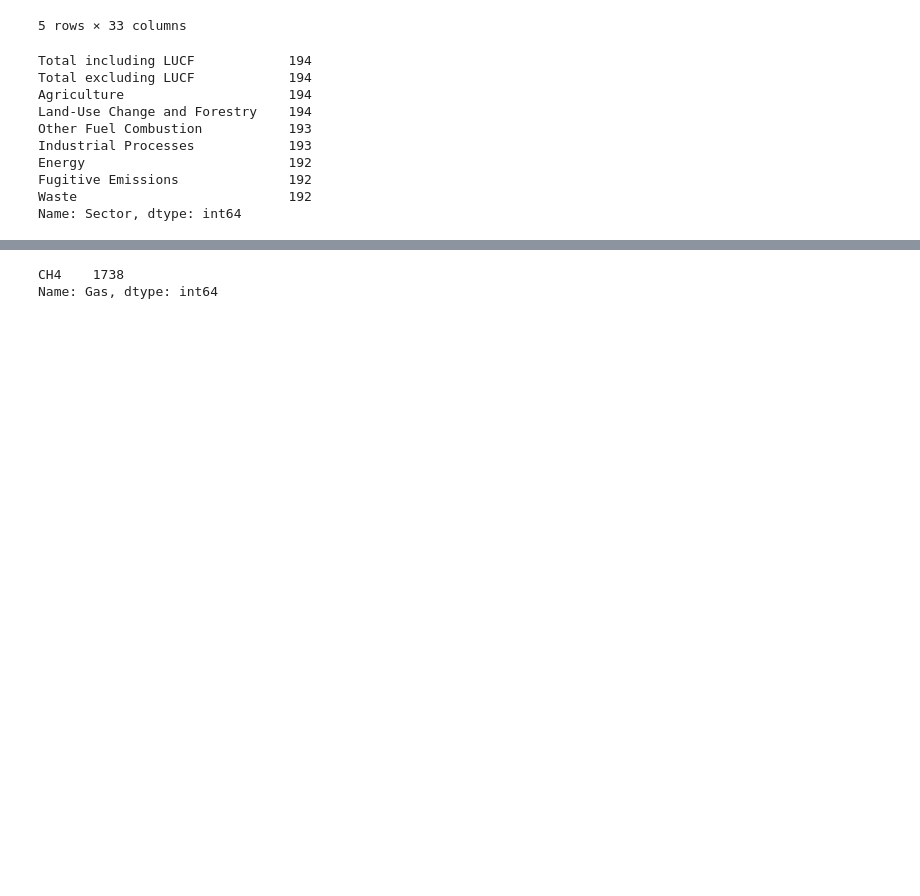
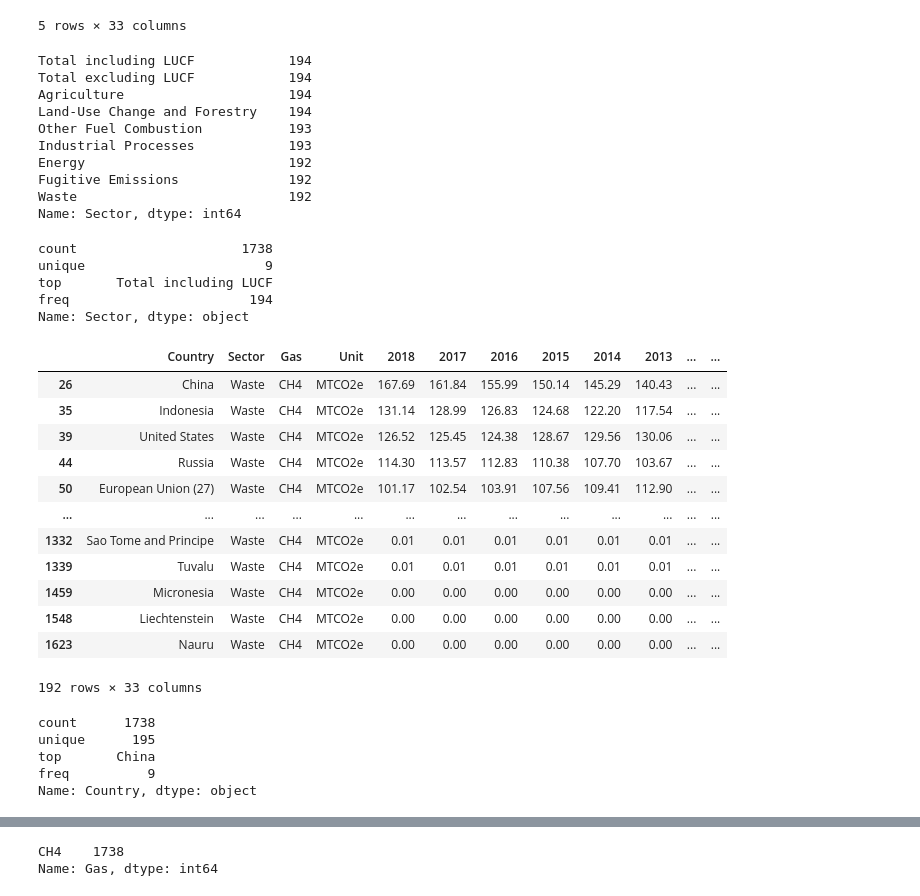
Before and after one commit to Biased-Outliers/book-study, a Jupyter notebook: Feature_Engineering_for_Machine_Learning/05-Categorical_Variables/methane_emissions_history.ipynb, the cells around one changed output, grey strips where cells are left out. Saved outputs shown, nothing was run; the diff lists cells and outputs as text; code cells hidden in the pictures; blank space fills up the shorter version.

```diff
--- a/Feature_Engineering_for_Machine_Learning/05-Categorical_Variables/methane_emissions_history.ipynb
+++ b/Feature_Engineering_for_Machine_Learning/05-Categorical_Variables/methane_emissions_history.ipynb
@@ -32,3 +32,35 @@ Energy                          192
 Fugitive Emissions              192
 Waste                           192
 Name: Sector, dtype: int64
+# %%
+data['Sector'].describe()
+# %% [output]
+count                     1738
+unique                       9
+top       Total including LUCF
+freq                       194
+Name: Sector, dtype: object
+# %%
+data[data['Sector'] == 'Waste']
+# %% [output]
+|  | Country | Sector | Gas | Unit | 2018 | 2017 | 2016 | 2015 | 2014 | 2013 | ... | ... |
+| 26 | China | Waste | CH4 | MTCO2e | 167.69 | 161.84 | 155.99 | 150.14 | 145.29 | 140.43 | ... | ... |
+| 35 | Indonesia | Waste | CH4 | MTCO2e | 131.14 | 128.99 | 126.83 | 124.68 | 122.20 | 117.54 | ... | ... |
+| 39 | United States | Waste | CH4 | MTCO2e | 126.52 | 125.45 | 124.38 | 128.67 | 129.56 | 130.06 | ... | ... |
+| 44 | Russia | Waste | CH4 | MTCO2e | 114.30 | 113.57 | 112.83 | 110.38 | 107.70 | 103.67 | ... | ... |
+| 50 | European Union (27) | Waste | CH4 | MTCO2e | 101.17 | 102.54 | 103.91 | 107.56 | 109.41 | 112.90 | ... | ... |
+| ... | ... | ... | ... | ... | ... | ... | ... | ... | ... | ... | ... | ... |
+| 1332 | Sao Tome and Principe | Waste | CH4 | MTCO2e | 0.01 | 0.01 | 0.01 | 0.01 | 0.01 | 0.01 | ... | ... |
+| 1339 | Tuvalu | Waste | CH4 | MTCO2e | 0.01 | 0.01 | 0.01 | 0.01 | 0.01 | 0.01 | ... | ... |
+| 1459 | Micronesia | Waste | CH4 | MTCO2e | 0.00 | 0.00 | 0.00 | 0.00 | 0.00 | 0.00 | ... | ... |
+| 1548 | Liechtenstein | Waste | CH4 | MTCO2e | 0.00 | 0.00 | 0.00 | 0.00 | 0.00 | 0.00 | ... | ... |
+| 1623 | Nauru | Waste | CH4 | MTCO2e | 0.00 | 0.00 | 0.00 | 0.00 | 0.00 | 0.00 | ... | ... |
+192 rows × 33 columns
+# %%
+data['Country'].describe()
+# %% [output]
+count      1738
+unique      195
+top       China
+freq          9
+Name: Country, dtype: object
```
Also changed, not shown: parts of 12 cells of this notebook, 2 other files.
